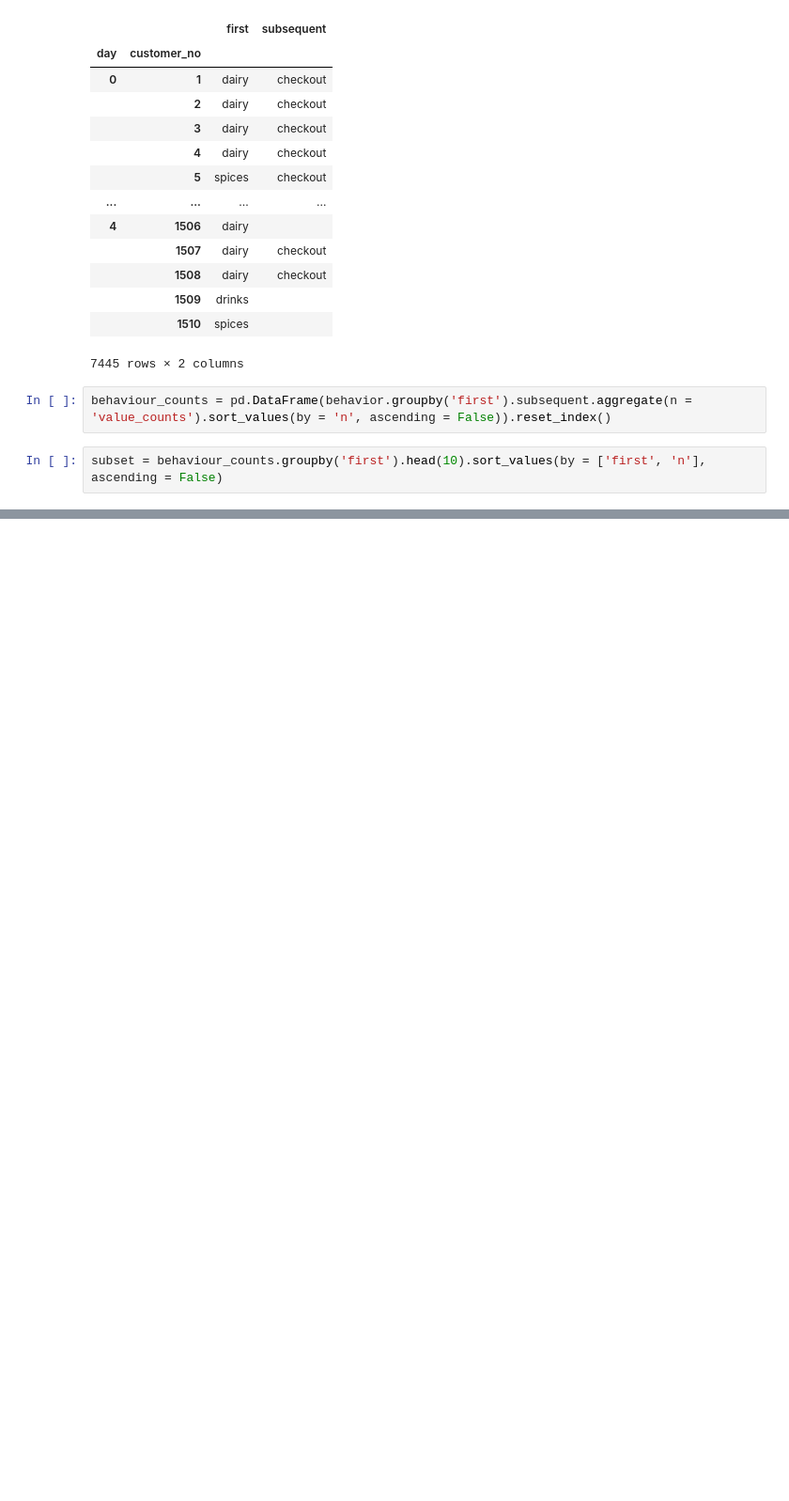
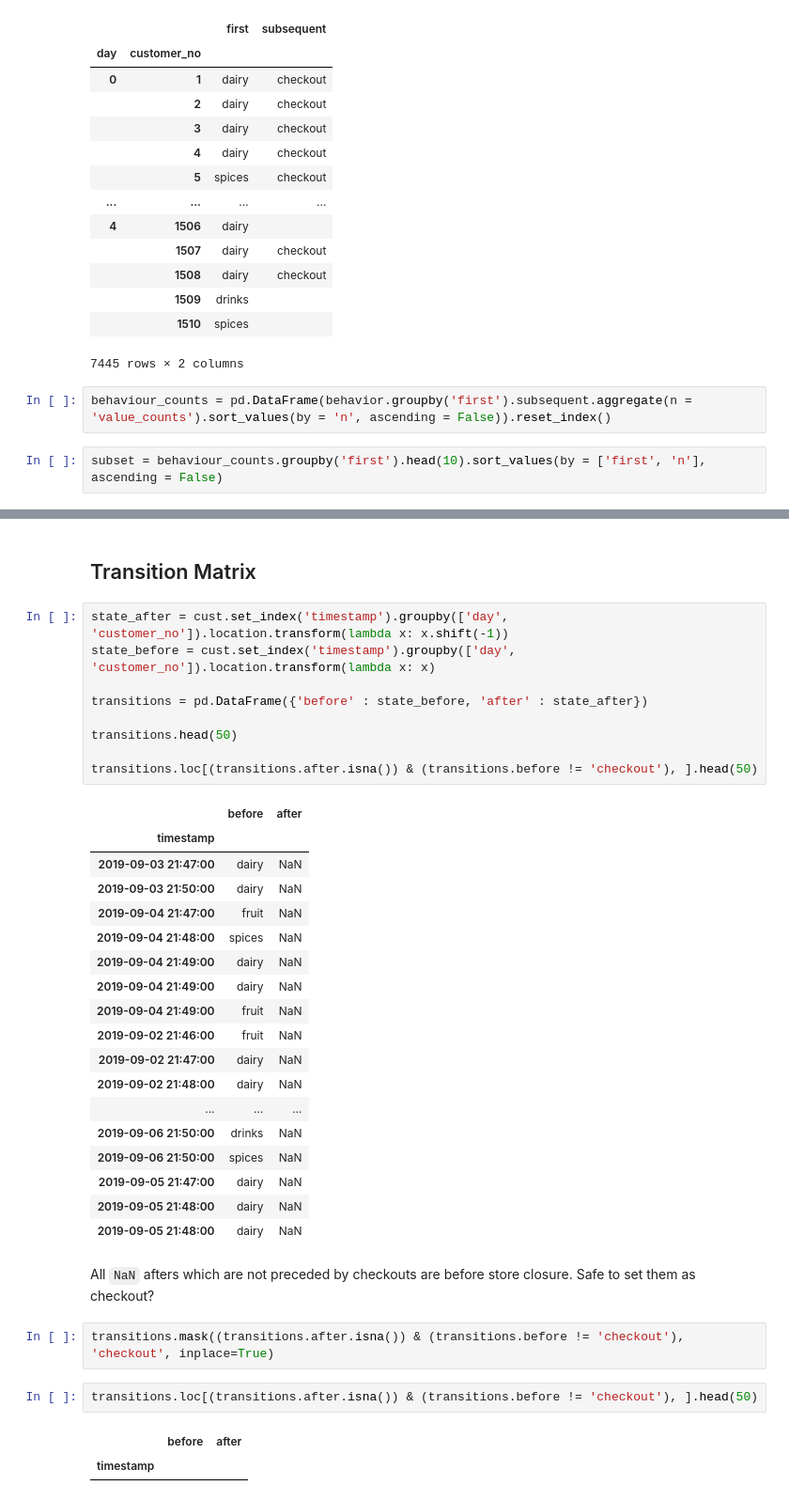
Before and after one commit to the-Hull/p045_spiced_projects, a Jupyter notebook: 08_week/02_project/01_exploration.ipynb, the cells around one changed output, grey strips where cells are left out. Shown at 94% size. Cells and saved outputs as stored; diff of their text form; blank space fills up the shorter version.

Commit message:
transition matrix

```diff
--- a/08_week/02_project/01_exploration.ipynb
+++ b/08_week/02_project/01_exploration.ipynb
@@ -193,0 +196,39 @@ fig.set_xticklabels(rotation=65, horizontalalignment='right')
+# %% [markdown]
+## Transition Matrix
+# %%
+state_after = cust.set_index('timestamp').groupby(['day', 'customer_no']).location.transform(lambda x: x.shift(-1))
+state_before = cust.set_index('timestamp').groupby(['day', 'customer_no']).location.transform(lambda x: x)
+
+transitions = pd.DataFrame({'before' : state_before, 'after' : state_after})
+
+transitions.head(50)
+
+transitions.loc[(transitions.after.isna()) & (transitions.before != 'checkout'), ].head(50)
+# %% [output]
+|  | before | after |
+| timestamp |  |  |
+| 2019-09-03 21:47:00 | dairy | NaN |
+| 2019-09-03 21:50:00 | dairy | NaN |
+| 2019-09-04 21:47:00 | fruit | NaN |
+| 2019-09-04 21:48:00 | spices | NaN |
+| 2019-09-04 21:49:00 | dairy | NaN |
+| 2019-09-04 21:49:00 | dairy | NaN |
+| 2019-09-04 21:49:00 | fruit | NaN |
+| 2019-09-02 21:46:00 | fruit | NaN |
+| 2019-09-02 21:47:00 | dairy | NaN |
+| 2019-09-02 21:48:00 | dairy | NaN |
+| ... | ... | ... |
+| 2019-09-06 21:50:00 | drinks | NaN |
+| 2019-09-06 21:50:00 | spices | NaN |
+| 2019-09-05 21:47:00 | dairy | NaN |
+| 2019-09-05 21:48:00 | dairy | NaN |
+| 2019-09-05 21:48:00 | dairy | NaN |
+# %% [markdown]
+All `NaN` afters which are not preceded by checkouts are before store closure. Safe to set them as checkout?
+# %%
+transitions.mask((transitions.after.isna()) & (transitions.before != 'checkout'), 'checkout', inplace=True)
+# %%
+transitions.loc[(transitions.after.isna()) & (transitions.before != 'checkout'), ].head(50)
+# %% [output]
+|  | before | after |
+| timestamp |  |  |
```
Also changed, not shown: parts of 4 cells of this notebook.
